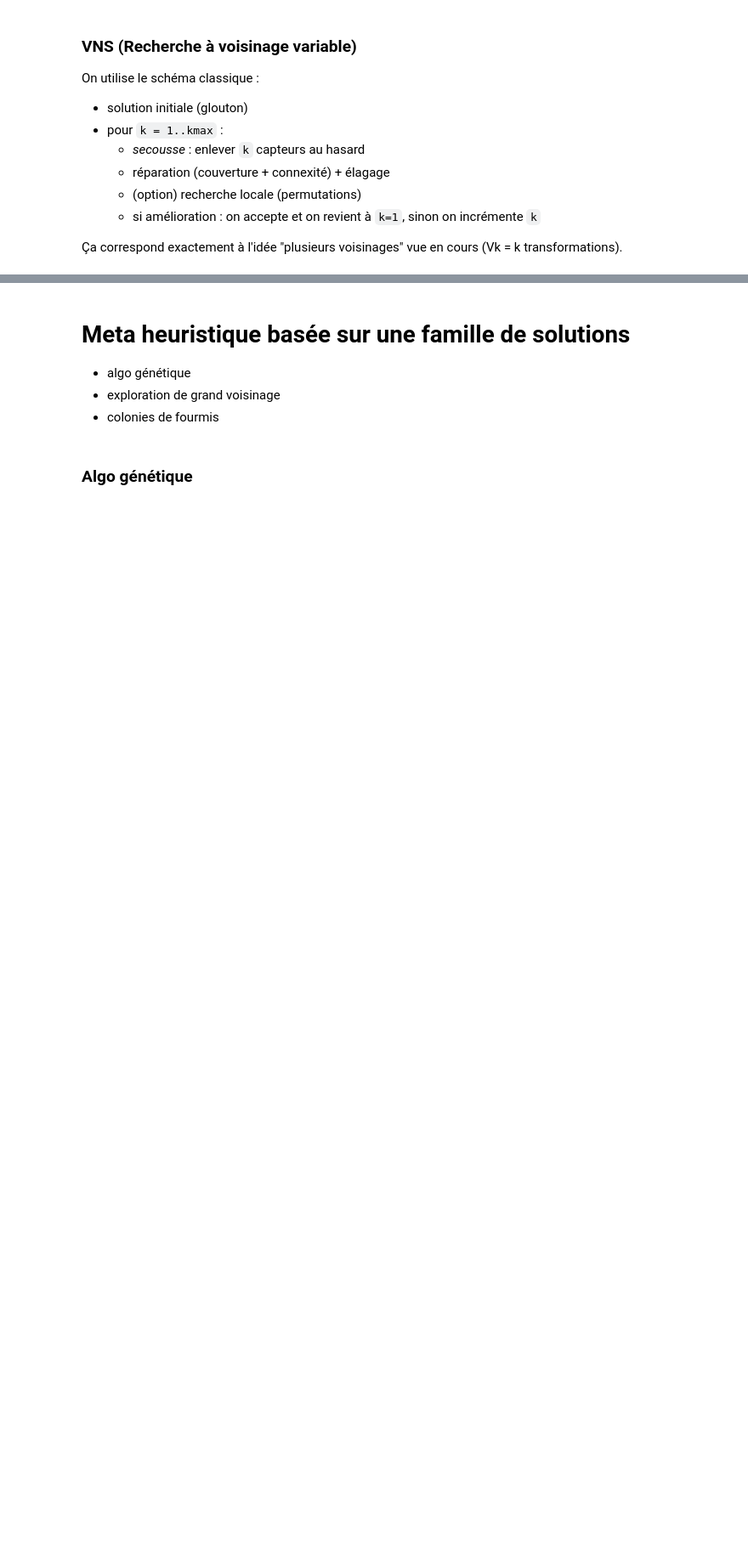
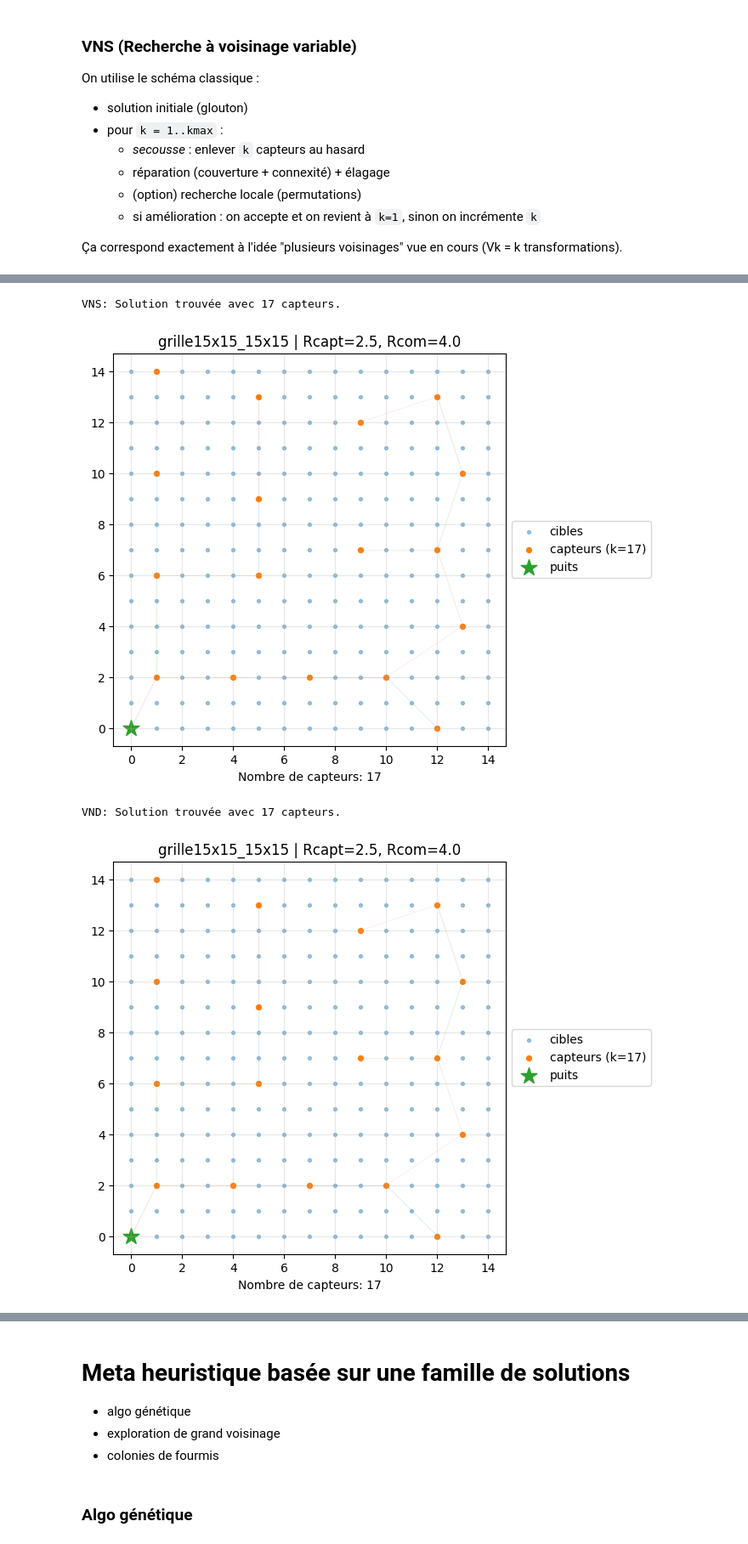
Before and after one commit to pgatt06/Meta-heuristiques, a Jupyter notebook: projet_capteurs_metaheuristiques.ipynb, the cells around one changed output, grey strips where cells are left out. Shown at 85% size. Drawn from its saved outputs; the diff is of its cells as text; code cells hidden in the pictures; blank space fills up the shorter version.

```diff
--- a/projet_capteurs_metaheuristiques.ipynb
+++ b/projet_capteurs_metaheuristiques.ipynb
@@ -914,0 +941,61 @@ def vns(pc: Precomputation, kmax: int=8, iters: int=60, do_swaps: bool=True) ->
+# %%
+def vnd(selected: np.ndarray, pc: Precomputation, max_neighborhood: int = 3, max_trials: int = 500) -> np.ndarray:
+    """
+    Algorithme de Descente à Voisinage Variable (VND).
+    Explore plusieurs voisinages pour améliorer itérativement la solution.
+
+    Args:
+        selected (np.ndarray): Solution initiale.
+        pc (Precomputation): Données pré-calculées pour l'instance.
+        max_neighborhood (int): Nombre maximal de voisinages à explorer.
+        max_trials (int): Nombre maximal d'essais pour la recherche locale dans chaque voisinage.
+
+    Returns:
+        np.ndarray: Solution améliorée.
+    """
+    cur = prune_redundant(selected, pc)  # Élaguer les capteurs redondants
+    cur_k = int(cur.sum())
+    best = cur.copy()
+    best_k = cur_k
+
+    neighborhood = 1
+    while neighborhood <= max_neighborhood:
+        if neighborhood == 1:
+            # Recherche locale avec permutations
+            cand = local_search_swaps(cur, pc, trials=max_trials)
+        elif neighborhood == 2:
+            # Fusion 2 -> 1
+            cand = merge_2_en_1(cur, pc)
+        elif neighborhood == 3:
+            # Fusion n -> 1 avec des petits groupes
+            cand = merge_sensors_to_1(cur, pc, max_tuple_size=3)
+        else:
+            break
+
+        cand_k = int(cand.sum())
+        if cand_k < cur_k:
+            cur, cur_k = cand, cand_k
+            neighborhood = 1  # Repartir du premier voisinage
+        else:
+            neighborhood += 1  # Passer au voisinage suivant
+
+        if cur_k < best_k:
+            best, best_k = cur.copy(), cur_k
+
+    return best
+
+
+# Exemple d'utilisation de VNS et VND
+inst = make_grid(15, 15, sink=(0.0, 0.0), name="grille15x15")
+pc = build_precomp(inst, Rcapt=2.5, Rcom=4.0)
+sol_vns = vns(pc, kmax=6, iters=30, do_swaps=True)
+print(f"VNS: Solution trouvée avec {int(sol_vns.sum())} capteurs.")
+plot_solution(sol_vns, pc, show_links=True)
+sol_vnd = vnd(sol_vns, pc, max_neighborhood=3, max_trials=300)
+print(f"VND: Solution trouvée avec {int(sol_vnd.sum())} capteurs.")
+plot_solution(sol_vnd, pc, show_links=True)
+# %% [output]
+VNS: Solution trouvée avec 17 capteurs.
+[figure, added]
+VND: Solution trouvée avec 17 capteurs.
+[figure, added]
```
Also changed, not shown: parts of 9 cells of this notebook.
